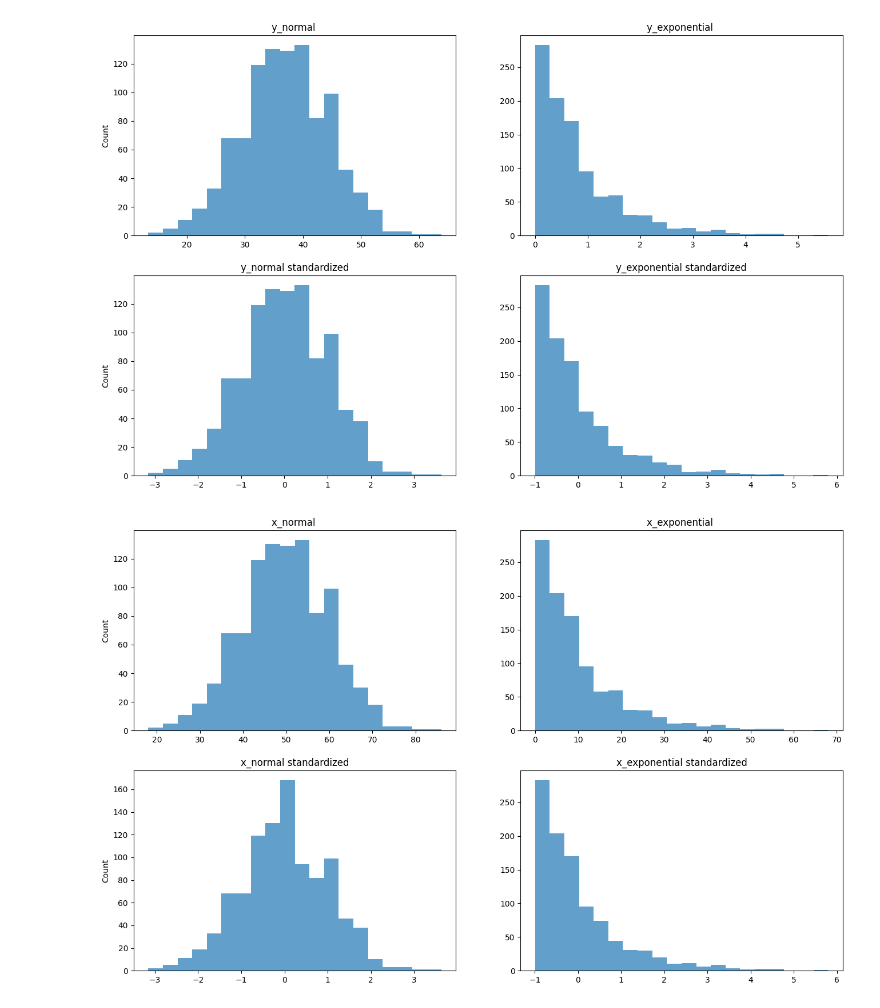
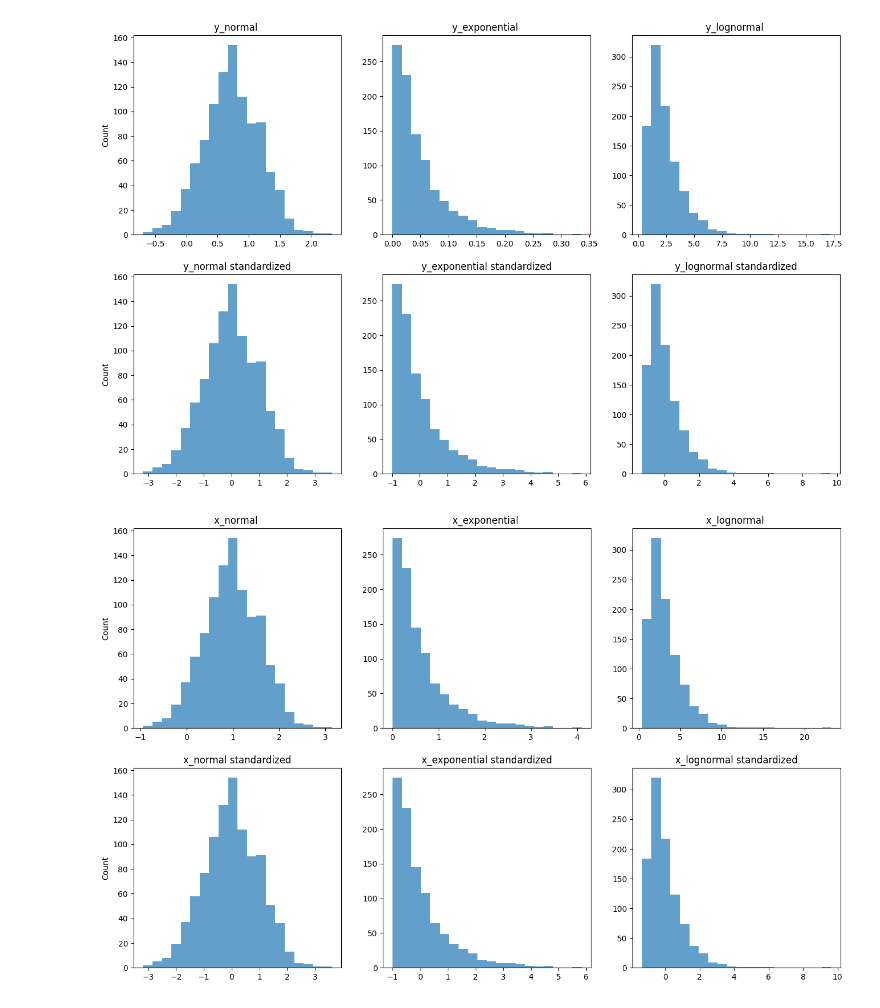
Before and after one commit to Nearpit/BaseEncoding, a Jupyter notebook: experiments.ipynb, the cells around one changed output. Saved outputs shown, nothing was run; the diff lists cells and outputs as text; code cells hidden in the pictures.

```diff
--- a/experiments.ipynb
+++ b/experiments.ipynb
@@ -19,15 +19,18 @@ seed = 123
 tf.random.set_seed(seed)
 n_samples = 1000
 n_features = 1
-mean = 50
-std = 10
+mean = 1
+std = 0.6
 
-for dist_name in ['normal', 'exponential']:
-    gen = generator.DataGenerator(mean=mean, std=std, dist=dist_name, is_int=True)
+for dist_name in ['normal', 'exponential', 'lognormal']:
+    gen = generator.DataGenerator(mean=mean, std=std, dist=dist_name)
     x, y = gen.generate(n_features=n_features, n_samples=n_samples)
     x = np.ravel(x)
     order = np.argsort(x).reshape(-1, 1)
     x, y = x[order], y[order]
     exec(f'x_{dist_name}=x\ny_{dist_name}=y')
+# %%
+x_array = ['x_normal', 'x_exponential', 'x_lognormal']
+y_array = ['y_normal', 'y_exponential', 'y_lognormal']
 # %%
 standard = lambda x:(x - x.mean())/x.std()
@@ -34,26 +45,26 @@ standard = lambda x:(x - x.mean())/x.std()
 # %%
-fig, ax = plt.subplots(2, 2, figsize=(16,10))
+fig, ax = plt.subplots(2, len(y_array), figsize=(16,10))
 kwargs = {'bins': 20}
 
-for idx, name in enumerate( ['y_normal', 'y_exponential']):
+for idx, name in enumerate(y_array):
     for idy, standard_name in enumerate(['', 'standardized']):
         cur = eval(name)
         if standard_name:
             cur = standard(cur)
         ax[idy, idx].hist(cur, alpha=0.7, **kwargs)
         ax[idy, idx].set_title(name + f' {standard_name}')
 
 ax[0, 0].set(ylabel='Count')
 ax[1, 0].set(ylabel='Count')
 
 plt.show()
 # %% [output]
-[figure, old version]
+[figure, new version]
 # %%
-fig, ax = plt.subplots(2, 2, figsize=(16,10))
+fig, ax = plt.subplots(2, len(x_array), figsize=(16,10))
 kwargs = {'bins': 20}
 
-for idx, name in enumerate( ['x_normal', 'x_exponential']):
+for idx, name in enumerate(x_array):
     for idy, standard_name in enumerate(['', 'standardized']):
         cur = eval(name)
         if standard_name:
@@ -66,4 +77,4 @@ ax[1, 0].set(ylabel='Count')
 
 plt.show()
 # %% [output]
-[figure, old version]
+[figure, new version]
```
Also changed, not shown: parts of 5 cells of this notebook, 1 other file.
